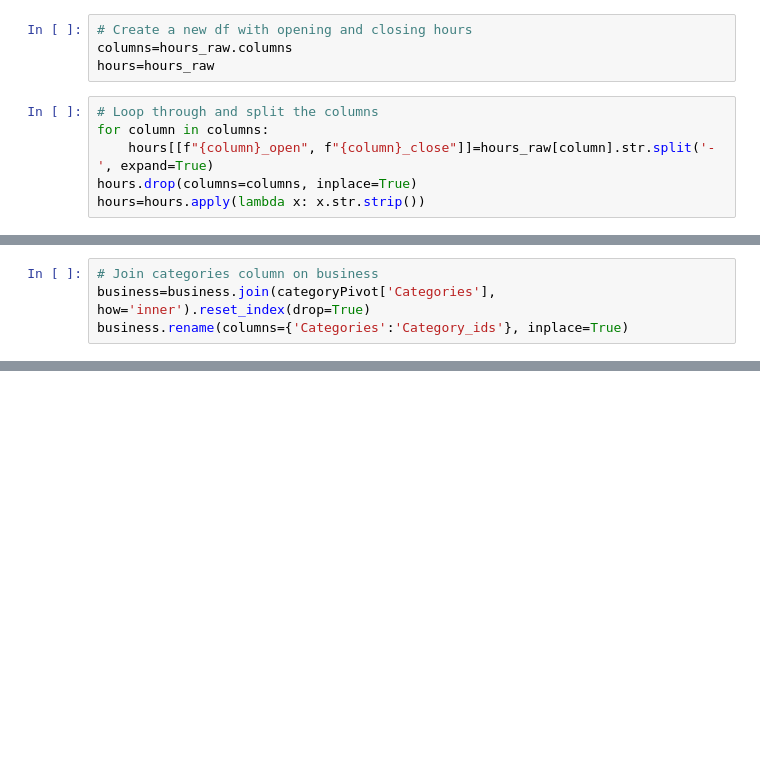
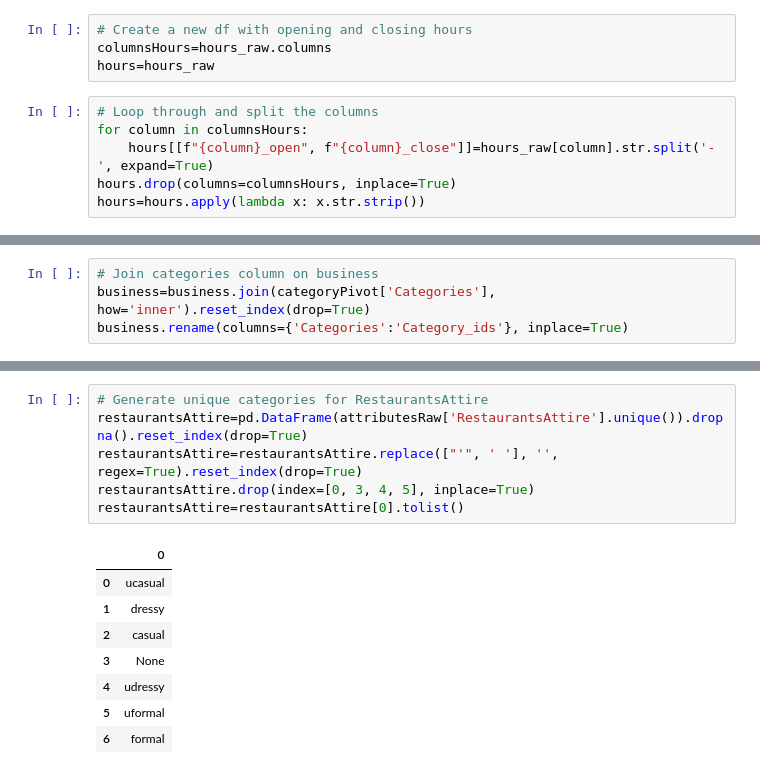
Before and after one commit to TotalEntropy/Eatinerary-ETL, a Jupyter notebook: notebooks/ETL.ipynb, the cells around one changed output, grey strips where cells are left out. Cells and saved outputs as stored; diff of their text form; blank space fills up the shorter version.

```diff
--- a/notebooks/ETL.ipynb
+++ b/notebooks/ETL.ipynb
@@ -61,13 +59,13 @@ business.drop(columns='Hours', inplace=True)
 hours_raw=hours_raw.loc[:,['Monday', 'Tuesday', 'Wednesday', 'Thursday', 'Friday', 'Saturday', 'Sunday']]
 # %%
 # Create a new df with opening and closing hours
-columns=hours_raw.columns
+columnsHours=hours_raw.columns
 hours=hours_raw
 # %%
 # Loop through and split the columns
-for column in columns:
+for column in columnsHours:
     hours[[f"{column}_open", f"{column}_close"]]=hours_raw[column].str.split('-', expand=True)
-hours.drop(columns=columns, inplace=True)
+hours.drop(columns=columnsHours, inplace=True)
 hours=hours.apply(lambda x: x.str.strip())
 # %%
 # Add hours column to the original DF
@@ -172,0 +323,15 @@ attributes.head()
+# %%
+# Generate unique categories for RestaurantsAttire
+restaurantsAttire=pd.DataFrame(attributesRaw['RestaurantsAttire'].unique()).dropna().reset_index(drop=True)
+restaurantsAttire=restaurantsAttire.replace(["'", ' '], '', regex=True).reset_index(drop=True)
+restaurantsAttire.drop(index=[0, 3, 4, 5], inplace=True)
+restaurantsAttire=restaurantsAttire[0].tolist()
+# %% [output]
+|  | 0 |
+| 0 | ucasual |
+| 1 | dressy |
+| 2 | casual |
+| 3 | None |
+| 4 | udressy |
+| 5 | uformal |
+| 6 | formal |
```
Also changed, not shown: parts of 30 cells of this notebook.
